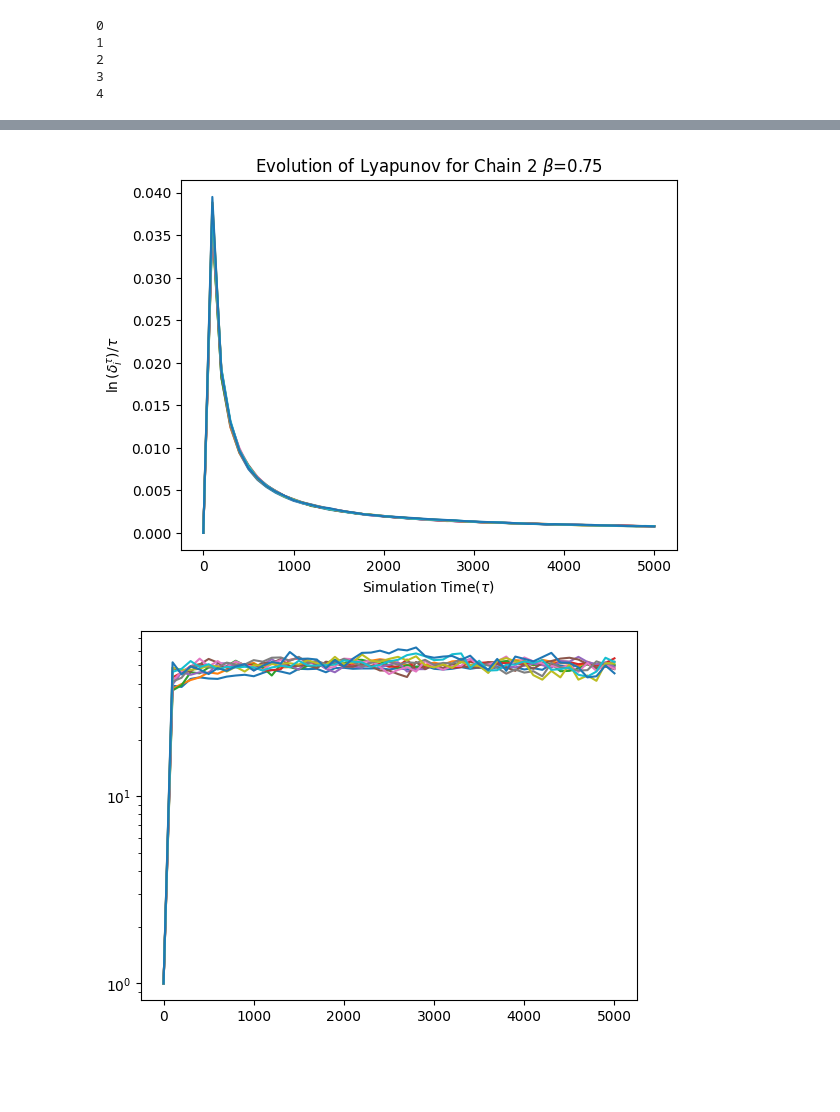
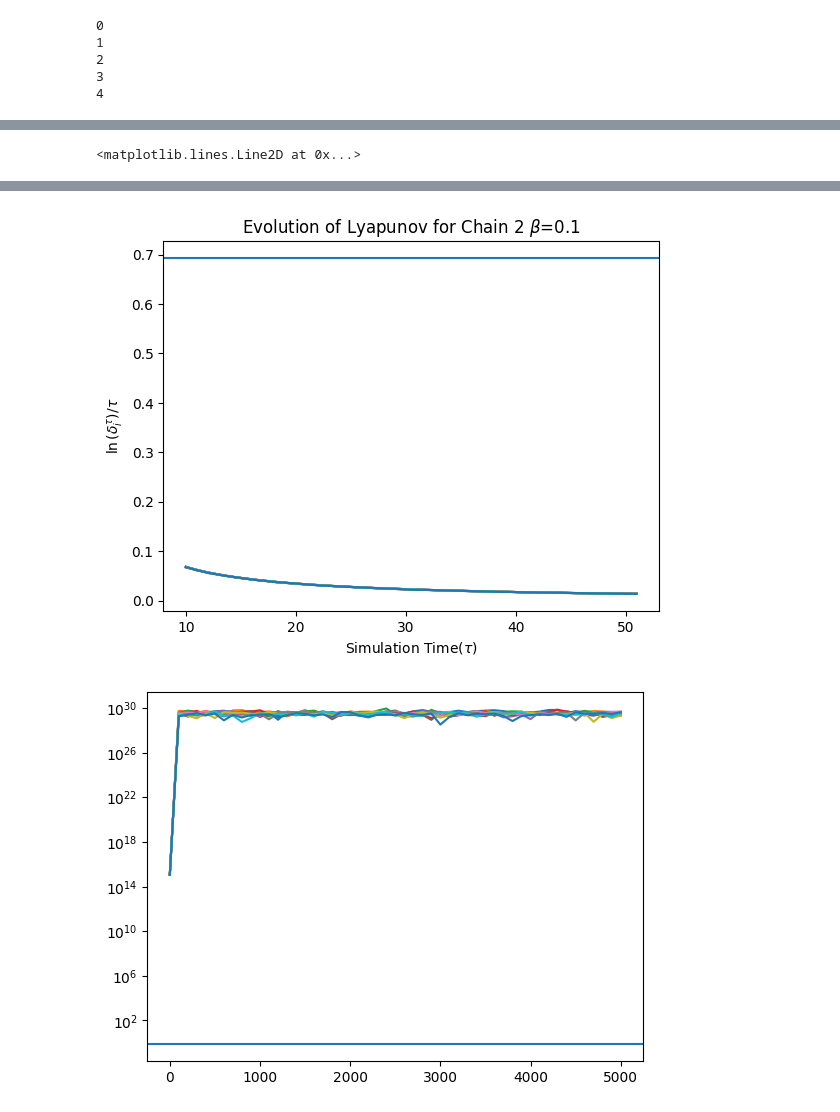
Before and after one commit to joshkarten/LabResearch, a Jupyter notebook: Lyapunov.ipynb, the cells around one changed output, grey strips where cells are left out. Cells and saved outputs as stored; diff of their text form; code cells hidden in the pictures; blank space fills up the shorter version.

```diff
--- a/Lyapunov.ipynb
+++ b/Lyapunov.ipynb
@@ -15,7 +15,7 @@ random.seed(10)
 times = 5
 low_prob = 00
 high_prob = 100 + 1
-Beta = .75
+Beta = 0.1
 K = 1
 num_chains = 2
 spacing = 10
@@ -46,8 +46,8 @@ for k in range(0, times):
         rep2 = random.getrandbits(length)
         rep2a = rep2 ^(1<<(length//2))
 
-        delta[k, prob//spacing, 0, 0] = np.abs(bin(rep1^rep1a).count('1'))
-        delta[k, prob//spacing, 0, 1] = np.abs(bin(rep2^rep2a).count('1'))
+        delta[k, prob//spacing, 0, 0] = np.abs((rep1-rep1a))
+        delta[k, prob//spacing, 0, 1] = np.abs((rep2-rep2a))
 
         for i in range((length**2)//200):
             if random.random() > (float(prob) / 100):
@@ -63,8 +63,8 @@ for k in range(0, times):
                 rep2 = control(rep2, length)
                 rep2a = control(rep2a, length)
             if (i%1) == 0 and i!=0:
-                delta[k, prob//spacing, i,  0] = np.abs(bin(rep1^rep1a).count('1'))
-                delta[k, prob//spacing, i,  1] = np.abs(bin(rep2^rep2a).count('1'))
+                delta[k, prob//spacing, i,  0] = np.abs((rep1-rep1a))
+                delta[k, prob//spacing, i,  1] = np.abs((rep2-rep2a))
             #if random.random() > (float(prob)/100):
             #    rep3 = bernoulli(rep3, length)
             #else:
@@ -105,8 +105,8 @@ for k in range(0, times):
 
         j += 1
         #print(j, number, rep, record[j])
-        delta[k, prob//spacing,-1, 0] = np.abs(bin(rep1^rep1a).count('1'))
-        delta[k, prob//spacing,-1, 1] = np.abs(bin(rep2^rep2a).count('1'))
+        delta[k, prob//spacing,-1, 0] = np.abs((rep1-rep1a))
+        delta[k, prob//spacing,-1, 1] = np.abs((rep2-rep2a))
 # %% [output]
 0
 1
@@ -166,20 +166,25 @@ for i in range(1, time_size):
 
 fig, ax = plt.subplots()
 for i in range(num_points):
-    ax.plot(np.linspace(0,(length**2)//2, time_size), Log[i,:,1])
+    ax.plot(np.linspace(10,  time_size, time_size-10), Log[i,10:,0])
 ax.set_xlabel(r'Simulation Time($\tau$)')
 ax.set_ylabel(r'$\ln{(\delta_{i}^\tau)}/\tau$')
 ax.set_title(r'Evolution of Lyapunov for Chain 1 $\beta$=' + str(Beta))
+plt.axhline(np.log(2))
 
 fig, ax = plt.subplots()
 for i in range(num_points):
-    ax.plot(np.linspace(0,(length**2)//2, time_size), Log[i,:,1])
+    ax.plot(np.linspace(10,  time_size, time_size-10), Log[i,10:,1])
 ax.set_xlabel(r'Simulation Time($\tau$)')
 ax.set_ylabel(r'$\ln{(\delta_{i}^\tau)}/\tau$')
 ax.set_title(r'Evolution of Lyapunov for Chain 2 $\beta$=' + str(Beta))
+plt.axhline(np.log(2))
+
 fig, ax = plt.subplots()
 for i in range(num_points):
     ax.plot(np.linspace(0,(length**2)//2, time_size), Average[i,:,1])
 #ax.set_xlim(0, (length**2)//2)
 ax.set_yscale('log')
+plt.axhline(np.log(2))
 # %% [output]
+<matplotlib.lines.Line2D at 0x...>
@@ -187,2 +192,2 @@ ax.set_yscale('log')
-[figure, old version]
+[figure, new version]
-[figure, old version]
+[figure, new version]
```
Also changed, not shown: parts of 2 cells of this notebook, 4 other files.
